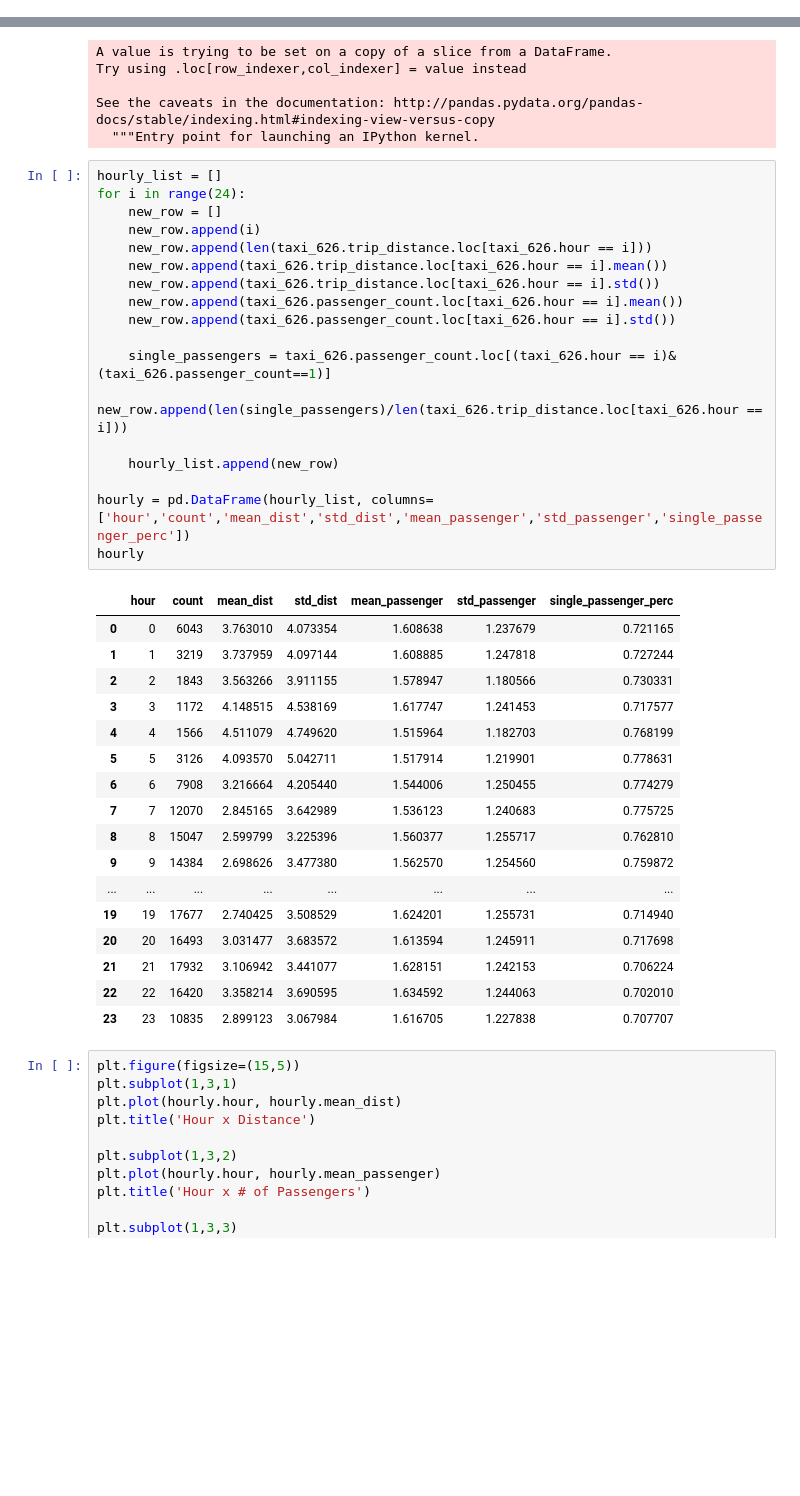
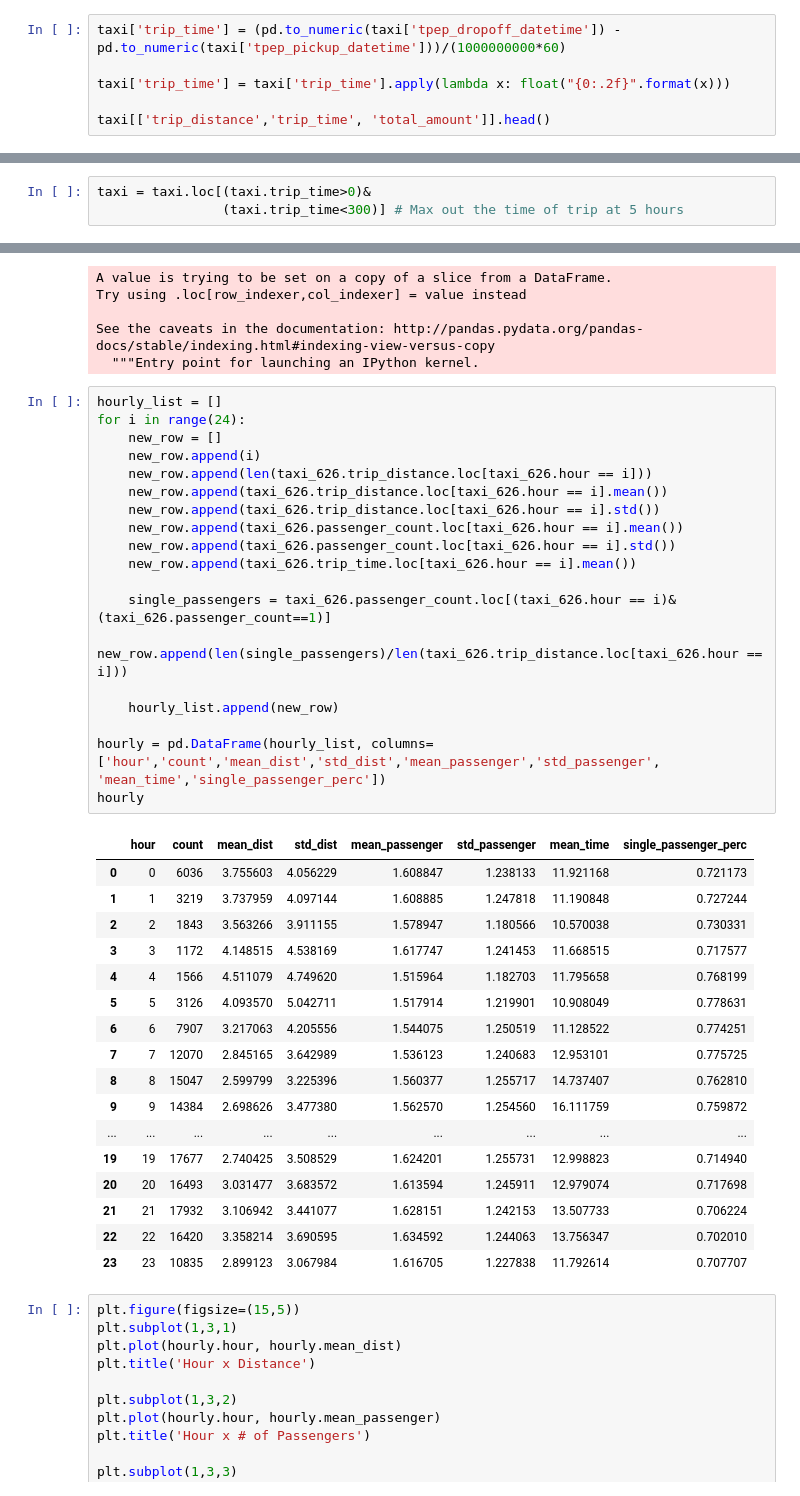
Before and after one commit to tcbriggs981/Taxi-Studies, a Jupyter notebook: Taxis June 2018.ipynb, the cells around one changed output, grey strips where cells are left out. Drawn from its saved outputs; the diff is of its cells as text; blank space fills up the shorter version.

```diff
--- a/Taxis June 2018.ipynb
+++ b/Taxis June 2018.ipynb
@@ -98,3 +98,9 @@ dtype: object
 # %%
 taxi['tpep_pickup_datetime'] = pd.to_datetime(taxi['tpep_pickup_datetime'])
 taxi['tpep_dropoff_datetime'] = pd.to_datetime(taxi['tpep_dropoff_datetime'])
+# %%
+taxi['trip_time'] = (pd.to_numeric(taxi['tpep_dropoff_datetime']) - pd.to_numeric(taxi['tpep_pickup_datetime']))/(1000000000*60)
+
+taxi['trip_time'] = taxi['trip_time'].apply(lambda x: float("{0:.2f}".format(x)))
+
+taxi[['trip_distance','trip_time', 'total_amount']].head()
@@ -101,3 +166,6 @@ taxi['tpep_dropoff_datetime'] = pd.to_datetime(taxi['tpep_dropoff_datetime'])
+# %%
+taxi = taxi.loc[(taxi.trip_time>0)&
+                (taxi.trip_time<300)] # Max out the time of trip at 5 hours
 # %%
 taxi_626 = taxi.loc[(taxi['tpep_pickup_datetime']>'2018-6-26')&(taxi['tpep_pickup_datetime']<'2018-6-27')&
                     (taxi['tpep_dropoff_datetime']>'2018-6-26')&(taxi['tpep_dropoff_datetime']<'2018-6-27')]
@@ -168,39 +239,40 @@ See the caveats in the documentation: http://pandas.pydata.org/pandas-docs/stabl
 # %%
 hourly_list = []
 for i in range(24):
     new_row = []
     new_row.append(i)
     new_row.append(len(taxi_626.trip_distance.loc[taxi_626.hour == i]))
     new_row.append(taxi_626.trip_distance.loc[taxi_626.hour == i].mean())
     new_row.append(taxi_626.trip_distance.loc[taxi_626.hour == i].std())
     new_row.append(taxi_626.passenger_count.loc[taxi_626.hour == i].mean())
     new_row.append(taxi_626.passenger_count.loc[taxi_626.hour == i].std())
+    new_row.append(taxi_626.trip_time.loc[taxi_626.hour == i].mean())
 
     single_passengers = taxi_626.passenger_count.loc[(taxi_626.hour == i)&(taxi_626.passenger_count==1)]
     new_row.append(len(single_passengers)/len(taxi_626.trip_distance.loc[taxi_626.hour == i]))
 
     hourly_list.append(new_row)
 
-hourly = pd.DataFrame(hourly_list, columns=['hour','count','mean_dist','std_dist','mean_passenger','std_passenger','single_passenger_perc'])
+hourly = pd.DataFrame(hourly_list, columns=['hour','count','mean_dist','std_dist','mean_passenger','std_passenger', 'mean_time','single_passenger_perc'])
 hourly
 # %% [output]
-|  | hour | count | mean_dist | std_dist | mean_passenger | std_passenger | single_passenger_perc |
-| 0 | 0 | 6043 | 3.763010 | 4.073354 | 1.608638 | 1.237679 | 0.721165 |
-| 1 | 1 | 3219 | 3.737959 | 4.097144 | 1.608885 | 1.247818 | 0.727244 |
-| 2 | 2 | 1843 | 3.563266 | 3.911155 | 1.578947 | 1.180566 | 0.730331 |
-| 3 | 3 | 1172 | 4.148515 | 4.538169 | 1.617747 | 1.241453 | 0.717577 |
-| 4 | 4 | 1566 | 4.511079 | 4.749620 | 1.515964 | 1.182703 | 0.768199 |
-| 5 | 5 | 3126 | 4.093570 | 5.042711 | 1.517914 | 1.219901 | 0.778631 |
-| 6 | 6 | 7908 | 3.216664 | 4.205440 | 1.544006 | 1.250455 | 0.774279 |
-| 7 | 7 | 12070 | 2.845165 | 3.642989 | 1.536123 | 1.240683 | 0.775725 |
-| 8 | 8 | 15047 | 2.599799 | 3.225396 | 1.560377 | 1.255717 | 0.762810 |
-| 9 | 9 | 14384 | 2.698626 | 3.477380 | 1.562570 | 1.254560 | 0.759872 |
-| ... | ... | ... | ... | ... | ... | ... | ... |
-| 19 | 19 | 17677 | 2.740425 | 3.508529 | 1.624201 | 1.255731 | 0.714940 |
-| 20 | 20 | 16493 | 3.031477 | 3.683572 | 1.613594 | 1.245911 | 0.717698 |
-| 21 | 21 | 17932 | 3.106942 | 3.441077 | 1.628151 | 1.242153 | 0.706224 |
-| 22 | 22 | 16420 | 3.358214 | 3.690595 | 1.634592 | 1.244063 | 0.702010 |
-| 23 | 23 | 10835 | 2.899123 | 3.067984 | 1.616705 | 1.227838 | 0.707707 |
+|  | hour | count | mean_dist | std_dist | mean_passenger | std_passenger | mean_time | single_passenger_perc |
+| 0 | 0 | 6036 | 3.755603 | 4.056229 | 1.608847 | 1.238133 | 11.921168 | 0.721173 |
+| 1 | 1 | 3219 | 3.737959 | 4.097144 | 1.608885 | 1.247818 | 11.190848 | 0.727244 |
+| 2 | 2 | 1843 | 3.563266 | 3.911155 | 1.578947 | 1.180566 | 10.570038 | 0.730331 |
+| 3 | 3 | 1172 | 4.148515 | 4.538169 | 1.617747 | 1.241453 | 11.668515 | 0.717577 |
+| 4 | 4 | 1566 | 4.511079 | 4.749620 | 1.515964 | 1.182703 | 11.795658 | 0.768199 |
+| 5 | 5 | 3126 | 4.093570 | 5.042711 | 1.517914 | 1.219901 | 10.908049 | 0.778631 |
+| 6 | 6 | 7907 | 3.217063 | 4.205556 | 1.544075 | 1.250519 | 11.128522 | 0.774251 |
+| 7 | 7 | 12070 | 2.845165 | 3.642989 | 1.536123 | 1.240683 | 12.953101 | 0.775725 |
+| 8 | 8 | 15047 | 2.599799 | 3.225396 | 1.560377 | 1.255717 | 14.737407 | 0.762810 |
+| 9 | 9 | 14384 | 2.698626 | 3.477380 | 1.562570 | 1.254560 | 16.111759 | 0.759872 |
+| ... | ... | ... | ... | ... | ... | ... | ... | ... |
+| 19 | 19 | 17677 | 2.740425 | 3.508529 | 1.624201 | 1.255731 | 12.998823 | 0.714940 |
+| 20 | 20 | 16493 | 3.031477 | 3.683572 | 1.613594 | 1.245911 | 12.979074 | 0.717698 |
+| 21 | 21 | 17932 | 3.106942 | 3.441077 | 1.628151 | 1.242153 | 13.507733 | 0.706224 |
+| 22 | 22 | 16420 | 3.358214 | 3.690595 | 1.634592 | 1.244063 | 13.756347 | 0.702010 |
+| 23 | 23 | 10835 | 2.899123 | 3.067984 | 1.616705 | 1.227838 | 11.792614 | 0.707707 |
 # %%
 plt.figure(figsize=(15,5))
 plt.subplot(1,3,1)
```
Also changed, not shown: parts of 9 cells of this notebook.
